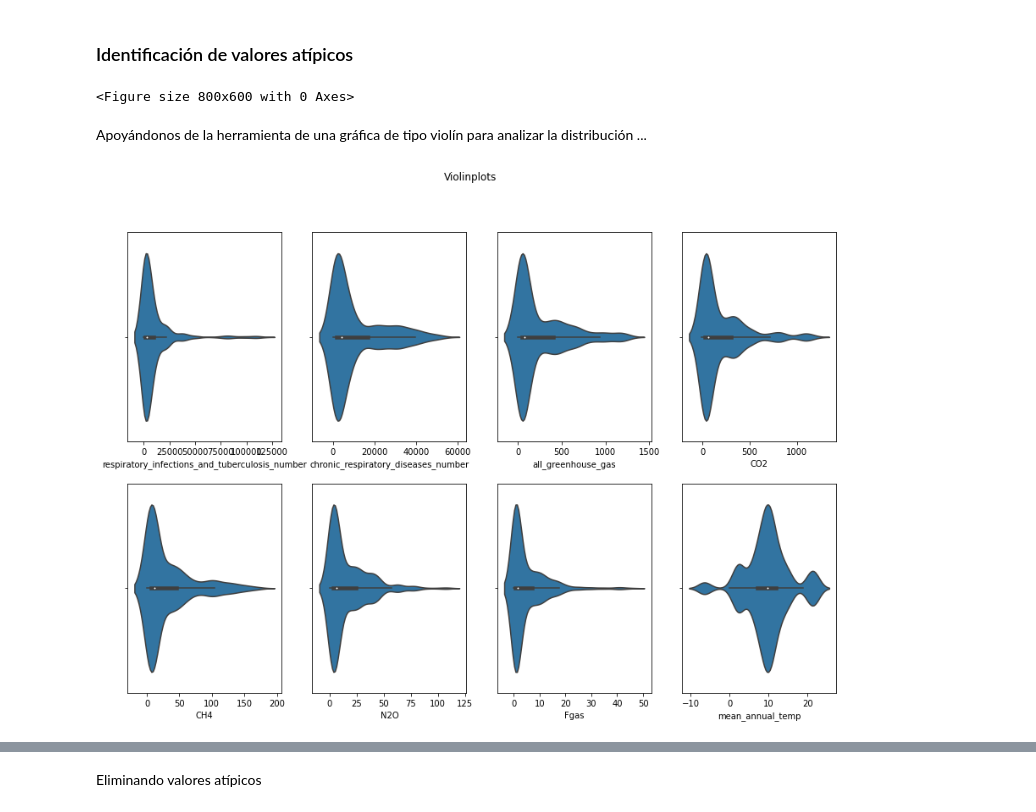
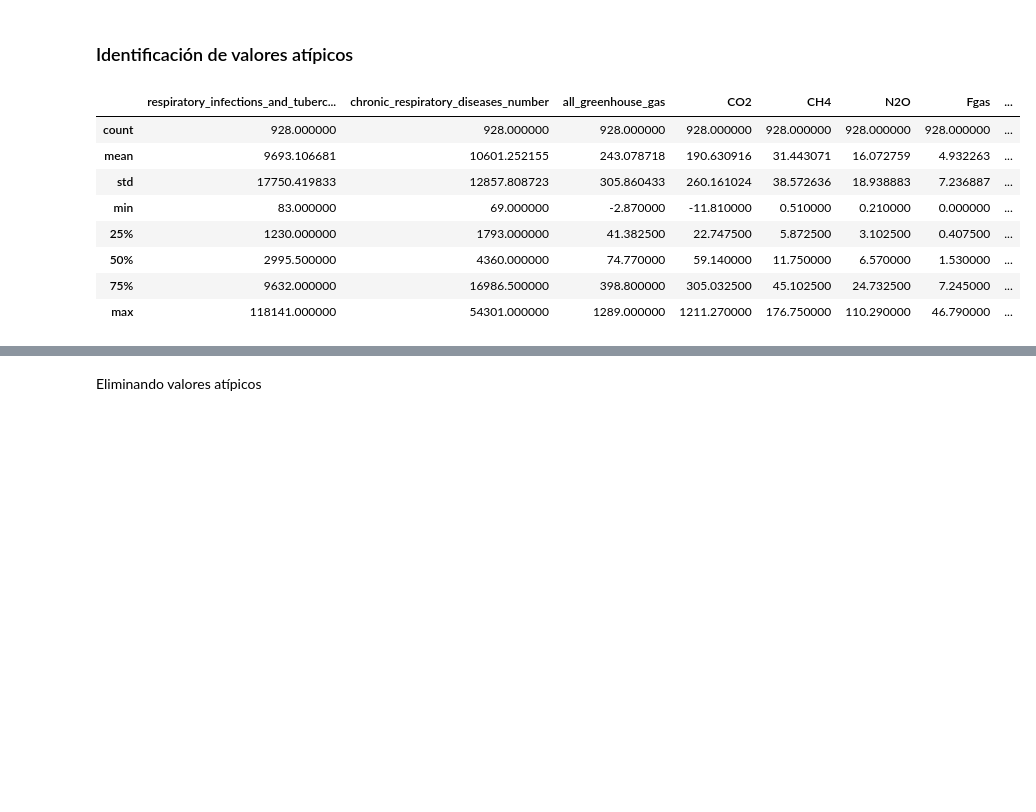
Before and after one commit to SanLnAlan/B2-Analisis-de-Datos-con-Python-2020-2021-Santander, a Jupyter notebook: Sesion-04/Postwork/postwork 4.ipynb, the cells around one changed output, grey strips where cells are left out. Saved outputs shown, nothing was run; the diff lists cells and outputs as text; code cells hidden in the pictures; blank space fills up the shorter version.

```diff
--- a/Sesion-04/Postwork/postwork 4.ipynb
+++ b/Sesion-04/Postwork/postwork 4.ipynb
@@ -143,24 +142,21 @@ Se puede observar en la gráfica de calor que no hay presencia de correlaciones
 ### Identificación de valores atípicos
 # %%
 #Reset del tamaño de las gráficas
-plt. clf();
+#plt. clf();
+
+columnas = list(df_simp.columns.values)
-# %% [output]
-<Figure size 800x600 with 0 Axes>
-# %% [markdown]
-Apoyándonos de la herramienta de una gráfica de tipo violín para analizar la distribución ...
 # %%
-fig, ax = plt.subplots(2,4,sharey=True)
-columnas = list(df_simp.columns.values)
-
-fig.suptitle('Violinplots')
-
-k=0
-for i in [0,1]:
-    for j in [0,1,2,3]:
-        sns.violinplot(data=df_simp,x=columnas[k], ax=ax[i,j])
-        k+= 1
-
-plt.rcParams["figure.figsize"] = (15,10)
+# fig, ax = plt.subplots(2,4,sharey=True)
+#
+# fig.suptitle('Violinplots')
+#
+# k=0
+# for i in [0,1]:
+#     for j in [0,1,2,3]:
+#         sns.violinplot(data=df_simp,x=columnas[k], ax=ax[i,j])
+#         k+= 1
+#
+# plt.rcParams["figure.figsize"] = (15,10)
 
 
 
@@ -171,5 +167,15 @@ plt.rcParams["figure.figsize"] = (15,10)
 
 
 #sns.violinplot(df_simp['year']); #, figsize=(2,5)
-# %% [output]
-[figure, removed]
+# %%
+df_simp.describe()
+# %% [output]
+|  | respiratory_infections_and_tuberc... | chronic_respiratory_diseases_number | all_greenhouse_gas | CO2 | CH4 | N2O | Fgas | ... |
+| count | 928.000000 | 928.000000 | 928.000000 | 928.000000 | 928.000000 | 928.000000 | 928.000000 | ... |
+| mean | 9693.106681 | 10601.252155 | 243.078718 | 190.630916 | 31.443071 | 16.072759 | 4.932263 | ... |
+| std | 17750.419833 | 12857.808723 | 305.860433 | 260.161024 | 38.572636 | 18.938883 | 7.236887 | ... |
+| min | 83.000000 | 69.000000 | -2.870000 | -11.810000 | 0.510000 | 0.210000 | 0.000000 | ... |
+| 25% | 1230.000000 | 1793.000000 | 41.382500 | 22.747500 | 5.872500 | 3.102500 | 0.407500 | ... |
+| 50% | 2995.500000 | 4360.000000 | 74.770000 | 59.140000 | 11.750000 | 6.570000 | 1.530000 | ... |
+| 75% | 9632.000000 | 16986.500000 | 398.800000 | 305.032500 | 45.102500 | 24.732500 | 7.245000 | ... |
+| max | 118141.000000 | 54301.000000 | 1289.000000 | 1211.270000 | 176.750000 | 110.290000 | 46.790000 | ... |
```
Also changed, not shown: parts of 10 cells of this notebook, 5 other files.
